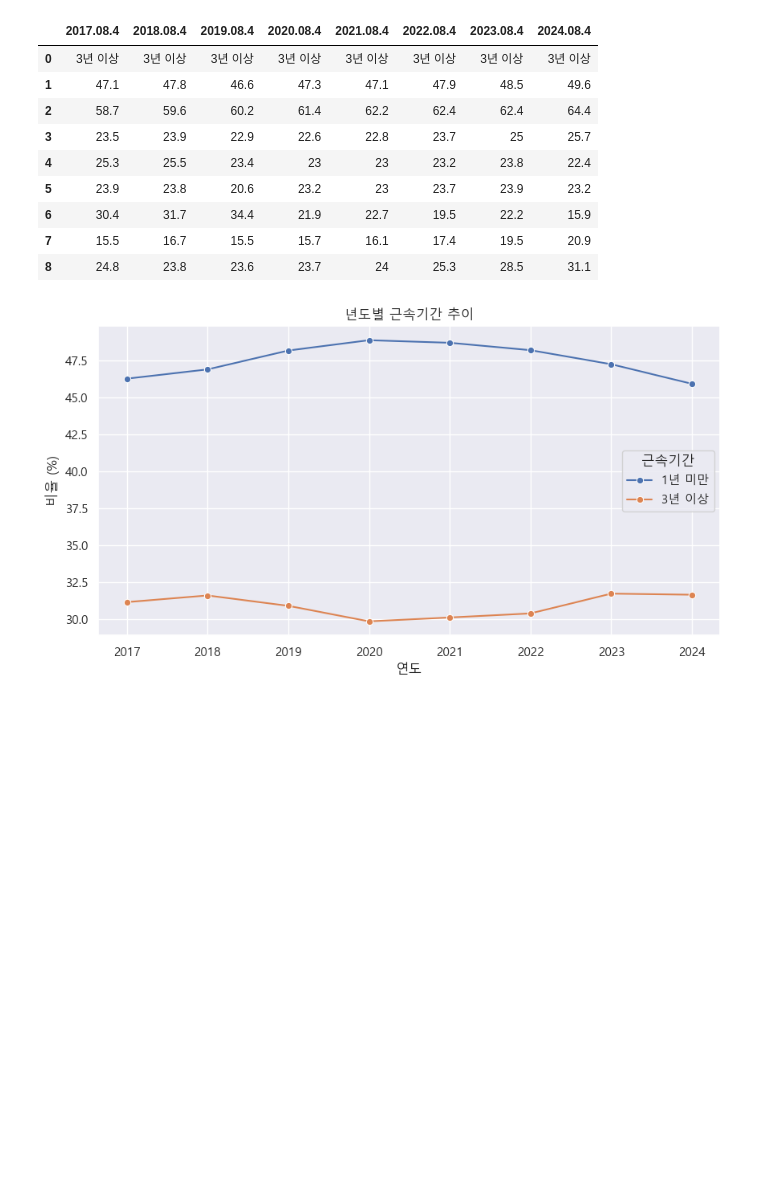
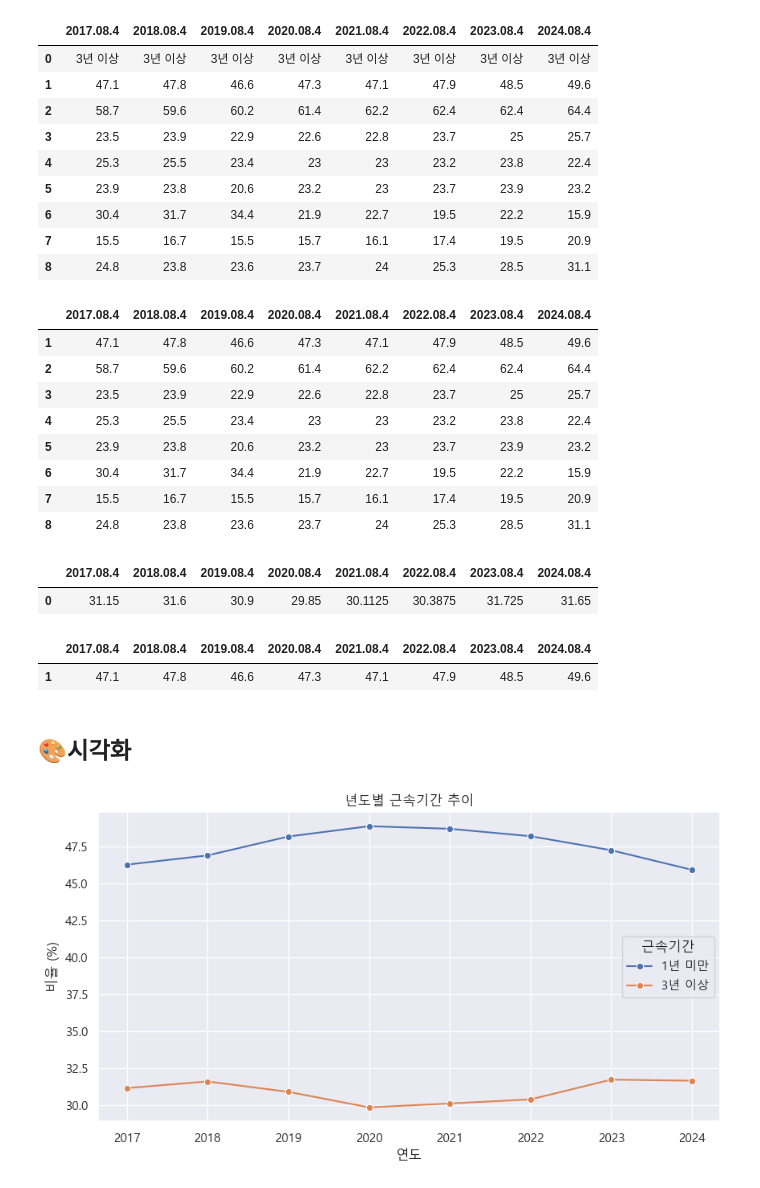
Before and after one commit to byeori-jang/mid_project, a Jupyter notebook: working.ipynb, the cells around one changed output. Saved outputs shown, nothing was run; the diff lists cells and outputs as text; code cells hidden in the pictures; blank space fills up the shorter version.

```diff
--- a/working.ipynb
+++ b/working.ipynb
@@ -69,16 +71,15 @@ ce3
 # %%
 # 0번째 행은 날릴거임
 c_employment_1 = ce1.iloc[1:]
 c_employment_3 = ce3.iloc[1:]
-
-# 모든 근로 형태 포함하는 경우(년도마다 평균값 계산)
-c_employment_mean1 = c_employment_1.mean()
-c_employment_mean3 = c_employment_3.mean()
-
-# c_employment_mean1을 데이터프레임으로 변환
-c_employment_mean1_df = pd.DataFrame(c_employment_mean1).T
-c_employment_mean3_df = pd.DataFrame(c_employment_mean3).T
-
-# 임금 근로자만 볼 경우
-c_employment_wage1 = c_employment_1.iloc[0:1]
-c_employment_wage3 = c_employment_3.iloc[0:1]
+c_employment_3
+# %% [output]
+|  | 2017.08.4 | 2018.08.4 | 2019.08.4 | 2020.08.4 | 2021.08.4 | 2022.08.4 | 2023.08.4 | 2024.08.4 |
+| 1 | 47.1 | 47.8 | 46.6 | 47.3 | 47.1 | 47.9 | 48.5 | 49.6 |
+| 2 | 58.7 | 59.6 | 60.2 | 61.4 | 62.2 | 62.4 | 62.4 | 64.4 |
+| 3 | 23.5 | 23.9 | 22.9 | 22.6 | 22.8 | 23.7 | 25 | 25.7 |
+| 4 | 25.3 | 25.5 | 23.4 | 23 | 23 | 23.2 | 23.8 | 22.4 |
+| 5 | 23.9 | 23.8 | 20.6 | 23.2 | 23 | 23.7 | 23.9 | 23.2 |
+| 6 | 30.4 | 31.7 | 34.4 | 21.9 | 22.7 | 19.5 | 22.2 | 15.9 |
+| 7 | 15.5 | 16.7 | 15.5 | 15.7 | 16.1 | 17.4 | 19.5 | 20.9 |
+| 8 | 24.8 | 23.8 | 23.6 | 23.7 | 24 | 25.3 | 28.5 | 31.1 |
@@ -85,3 +90,21 @@ c_employment_wage3 = c_employment_3.iloc[0:1]
+# %%
+# c_employment_mean1을 데이터프레임으로 변환
+c_employment_mean1_df = pd.DataFrame(c_employment_mean1).T
+c_employment_mean3_df = pd.DataFrame(c_employment_mean3).T
+c_employment_mean3_df
+# %% [output]
+|  | 2017.08.4 | 2018.08.4 | 2019.08.4 | 2020.08.4 | 2021.08.4 | 2022.08.4 | 2023.08.4 | 2024.08.4 |
+| 0 | 31.15 | 31.6 | 30.9 | 29.85 | 30.1125 | 30.3875 | 31.725 | 31.65 |
+# %%
+# 임금 근로자만 볼 경우
+c_employment_wage1 = c_employment_1.iloc[0:1]
+c_employment_wage3 = c_employment_3.iloc[0:1]
+c_employment_wage3
+# %% [output]
+|  | 2017.08.4 | 2018.08.4 | 2019.08.4 | 2020.08.4 | 2021.08.4 | 2022.08.4 | 2023.08.4 | 2024.08.4 |
+| 1 | 47.1 | 47.8 | 46.6 | 47.3 | 47.1 | 47.9 | 48.5 | 49.6 |
+# %% [markdown]
+## 🎨시각화
 # %%
 years = [] # 연도 리스트 저장
 for i in c_employment_wage1.columns:
```
Also changed, not shown: parts of 7 cells of this notebook.
